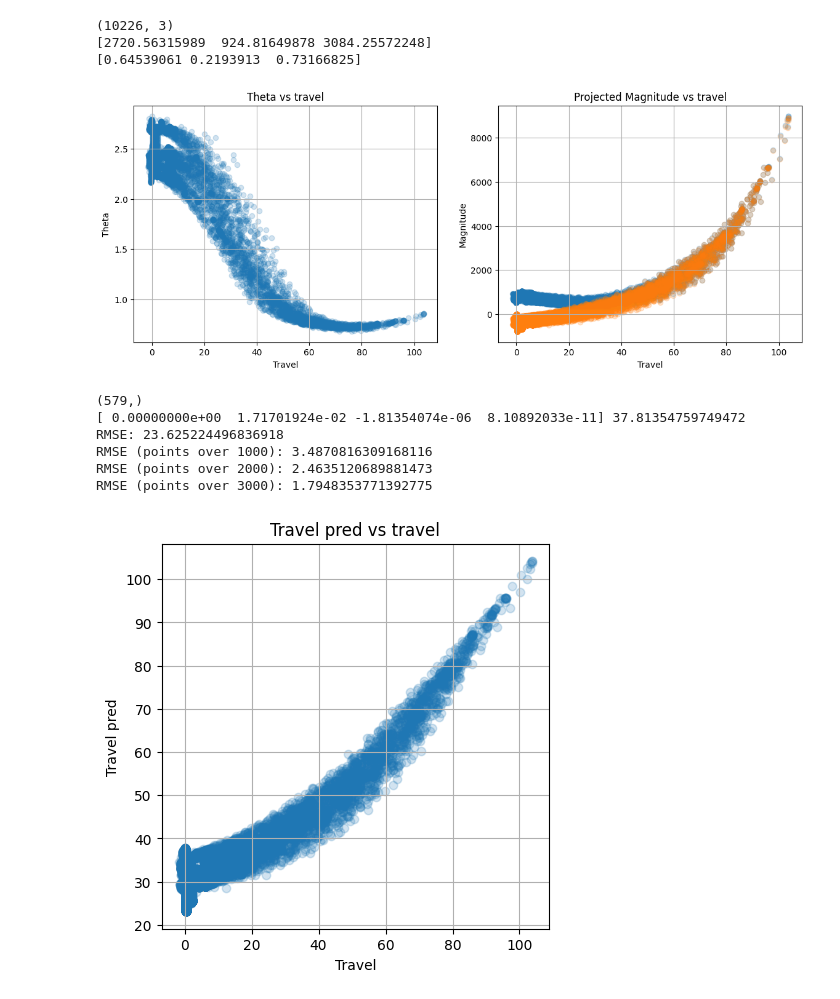
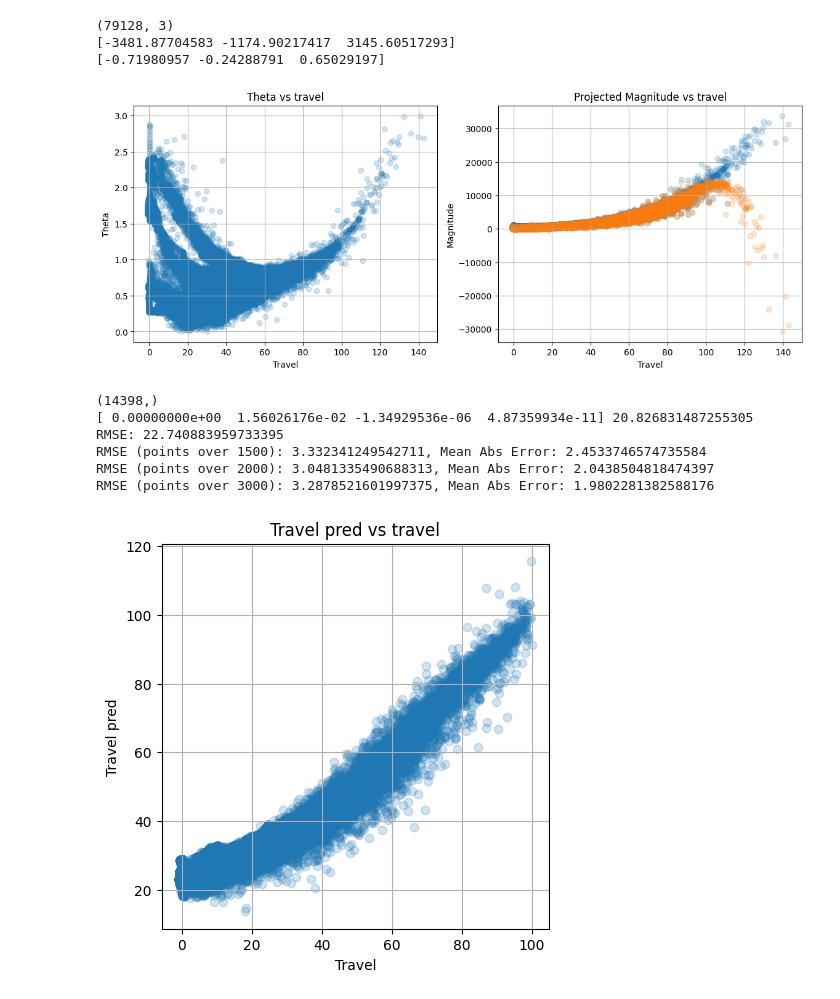
Before and after one commit to colinpate/sus, a Jupyter notebook: sensor_processing.ipynb, the cells around one changed output. Saved outputs shown, nothing was run; the diff lists cells and outputs as text; code cells hidden in the pictures.

```diff
--- a/sensor_processing.ipynb
+++ b/sensor_processing.ipynb
@@ -12,7 +19,8 @@ def get_spherical(x, y, z):
 # %%
-log_filename = "log018.csv"
+log_filename = "log022.csv"
 df = pd.read_csv("logs/" + log_filename)
 time = df["t_ms"].values
+time_s = time / 1000
 mag_raw = df[["mmc_mG_x", "mmc_mG_y", "mmc_mG_z"]].values
 angle_raw = df["angle_raw"].values * np.pi * 2 / 4096
 accel_proj = np.load(f"net_accel_projected_{log_filename}.npy")
@@ -127,18 +245,19 @@ plt.show()
 # %%
-# Threshold magnet data and project along the direction of travel
+# Threshold magnet data and find average direction of travel and project onto it
 mag_threshold = 3000  # mG
 print(mag_filtered.shape)
 mag_filtered_thresh = mag_filtered[np.linalg.norm(mag_filtered, axis=1) > mag_threshold]
 mean_vector = np.mean(mag_filtered_thresh, axis=0)
 print(mean_vector)
+
 # Project mag data onto mean vector to get travel along that direction
 mag_travel_vector = mean_vector / np.linalg.norm(mean_vector)
 print(mag_travel_vector)
 mag_proj = mag_filtered @ mag_travel_vector
 # %% [output]
-(10226, 3)
-[2720.56315989  924.81649878 3084.25572248]
-[0.64539061 0.2193913  0.73166825]
+(79128, 3)
+[-3481.87704583 -1174.90217417  3145.60517293]
+[-0.71980957 -0.24288791  0.65029197]
 # %%
 # Plot scatter of magnet data vs travel
 # Scatter plot of vectors
@@ -159,53 +278,60 @@ plt.ylabel("Magnitude")
 plt.grid()
 plt.show()
 # %% [output]
-[figure, old version]
+[figure, new version]
 # %%
 # Fit polynomial to get travel from projected mag
 from sklearn.preprocessing import PolynomialFeatures
 from sklearn.linear_model import LinearRegression
 
 def get_xy_by_xmin(x, y, xmin):
     x_mask = x > xmin
     xmasked = x[x_mask]
     ymasked = y[x_mask]
     return xmasked, ymasked
 
+mag_scalar = mag_proj
+#mag_scalar = mag_filt_sp[:, 0]
+#mag_scalar = mag_proj + mag_filt_sp[:, 0]
+
 min_mag = 2000
-mag_m, travel_m = get_xy_by_xmin(mag_proj, travel, min_mag)
+mag_m, travel_m = get_xy_by_xmin(mag_scalar, travel, min_mag)
 print(mag_m.shape)
 
 poly = PolynomialFeatures(degree=3)
 X_poly = poly.fit_transform(mag_m.reshape(-1, 1))
 model = LinearRegression()
 model.fit(X_poly, travel_m)
-mag_poly = poly.fit_transform(mag_proj.reshape(-1, 1))
+mag_poly = poly.fit_transform(mag_scalar.reshape(-1, 1))
 travel_pred = model.predict(mag_poly)
 print(model.coef_, model.intercept_)
 
 error = np.mean((travel - travel_pred) ** 2) ** 0.5
 print(f"RMSE: {error}")
 
-for mask_thresh in [1000, 2000, 3000]:
-    min_mag_mask = mag_proj > mask_thresh
-    masked_travel = travel[min_mag_mask]
-    masked_travel_pred = travel_pred[min_mag_mask]
+for mask_thresh in [1500, 2000, 3000]:
+    min_mag_mask = mag_scalar > mask_thresh
+    max_mag_mask = mag_scalar < (mask_thresh + 1000)
+    mag_mask = min_mag_mask * max_mag_mask
+    masked_travel = travel[mag_mask]
+    masked_travel_pred = travel_pred[mag_mask]
     error_masked = np.mean((masked_travel - masked_travel_pred) ** 2) ** 0.5
-    print(f"RMSE (points over {mask_thresh}): {error_masked}")
+    error_mean = np.mean(abs(masked_travel - masked_travel_pred))
+    print(f"RMSE (points over {mask_thresh}): {error_masked}, Mean Abs Error: {error_mean}")
 
 plt.figure(figsize=(5, 5))
-plt.scatter(travel, travel_pred, alpha=0.2)
+plt.scatter(travel[travel < 100], travel_pred[travel < 100], alpha=0.2)
 plt.title("Travel pred vs travel")
 plt.xlabel("Travel")
 plt.ylabel("Travel pred")
 plt.grid()
 # %% [output]
-(579,)
-[ 0.00000000e+00  1.71701924e-02 -1.81354074e-06  8.10892033e-11] 37.81354759749472
-RMSE: 23.625224496836918
-RMSE (points over 1000): 3.4870816309168116
-RMSE (points over 2000): 2.4635120689881473
-RMSE (points over 3000): 1.7948353771392775
+(14398,)
+[ 0.00000000e+00  1.56026176e-02 -1.34929536e-06  4.87359934e-11] 20.826831487255305
+RMSE: 22.740883959733395
+RMSE (points over 1500): 3.332341249542711, Mean Abs Error: 2.4533746574735584
+RMSE (points over 2000): 3.0481335490688313, Mean Abs Error: 2.0438504818474397
+RMSE (points over 3000): 3.2878521601997375, Mean Abs Error: 1.9802281382588176
-[figure, old version]
+[figure, new version]
 # %%
 # Now mess with accel data
```
Also changed, not shown: parts of 19 cells of this notebook, 12 other files.
